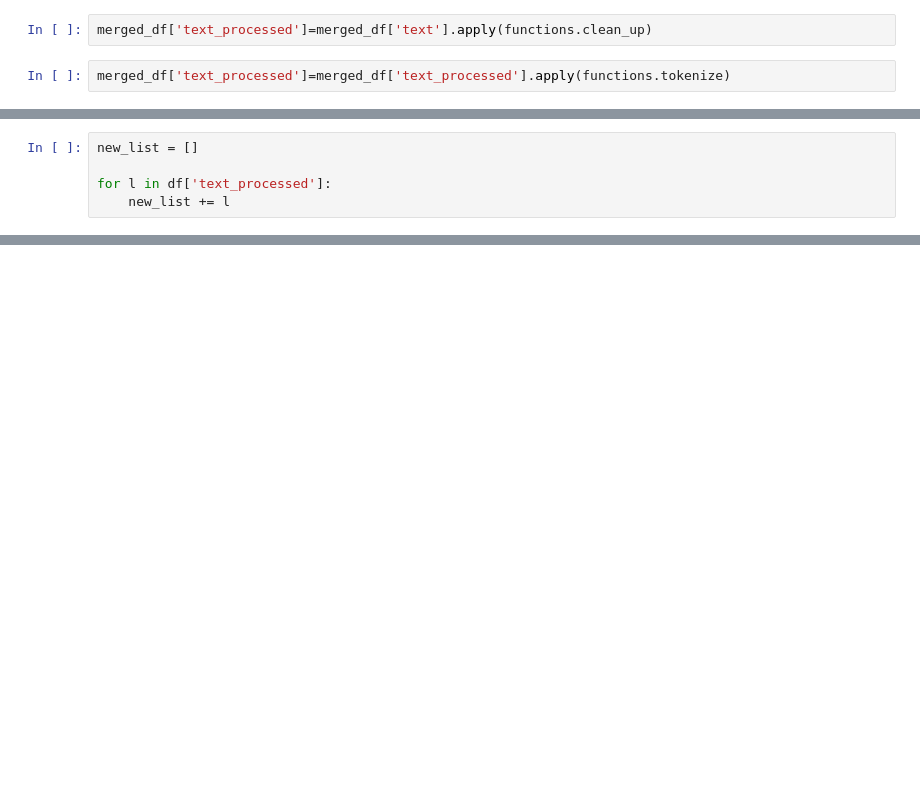
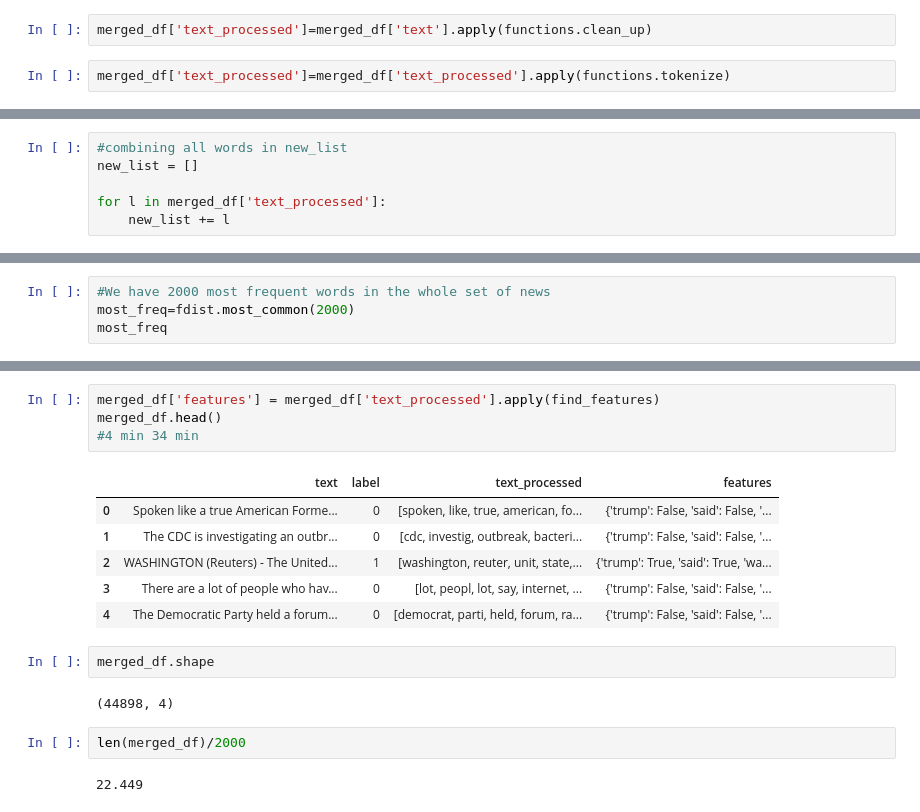
Before and after one commit to tanyaz80/final_bootcamp_project, a Jupyter notebook: Notebooks/sentiment_analysis.ipynb, the cells around one changed output, grey strips where cells are left out. Cells and saved outputs as stored; diff of their text form; blank space fills up the shorter version.

```diff
--- a/Notebooks/sentiment_analysis.ipynb
+++ b/Notebooks/sentiment_analysis.ipynb
@@ -98,6 +118,7 @@ merged_df['text_processed'][0:5]
 Name: text_processed, dtype: object
 # %%
+#combining all words in new_list
 new_list = []
 
-for l in df['text_processed']:
+for l in merged_df['text_processed']:
     new_list += l
@@ -139,0 +132,4 @@ most_freq
+# %%
+#We have 2000 most frequent words in the whole set of news
+most_freq=fdist.most_common(2000)
+most_freq
@@ -139,0 +179,19 @@ most_freq
+# %%
+merged_df['features'] = merged_df['text_processed'].apply(find_features)
+merged_df.head()
+#4 min 34 min
+# %% [output]
+|  | text | label | text_processed | features |
+| 0 | Spoken like a true American Forme... | 0 | [spoken, like, true, american, fo... | {'trump': False, 'said': False, '... |
+| 1 | The CDC is investigating an outbr... | 0 | [cdc, investig, outbreak, bacteri... | {'trump': False, 'said': False, '... |
+| 2 | WASHINGTON (Reuters) - The United... | 1 | [washington, reuter, unit, state,... | {'trump': True, 'said': True, 'wa... |
+| 3 | There are a lot of people who hav... | 0 | [lot, peopl, lot, say, internet, ... | {'trump': False, 'said': False, '... |
+| 4 | The Democratic Party held a forum... | 0 | [democrat, parti, held, forum, ra... | {'trump': False, 'said': False, '... |
+# %%
+merged_df.shape
+# %% [output]
+(44898, 4)
+# %%
+len(merged_df)/2000
+# %% [output]
+22.449
```
Also changed, not shown: parts of 57 cells of this notebook, 11 other files.
